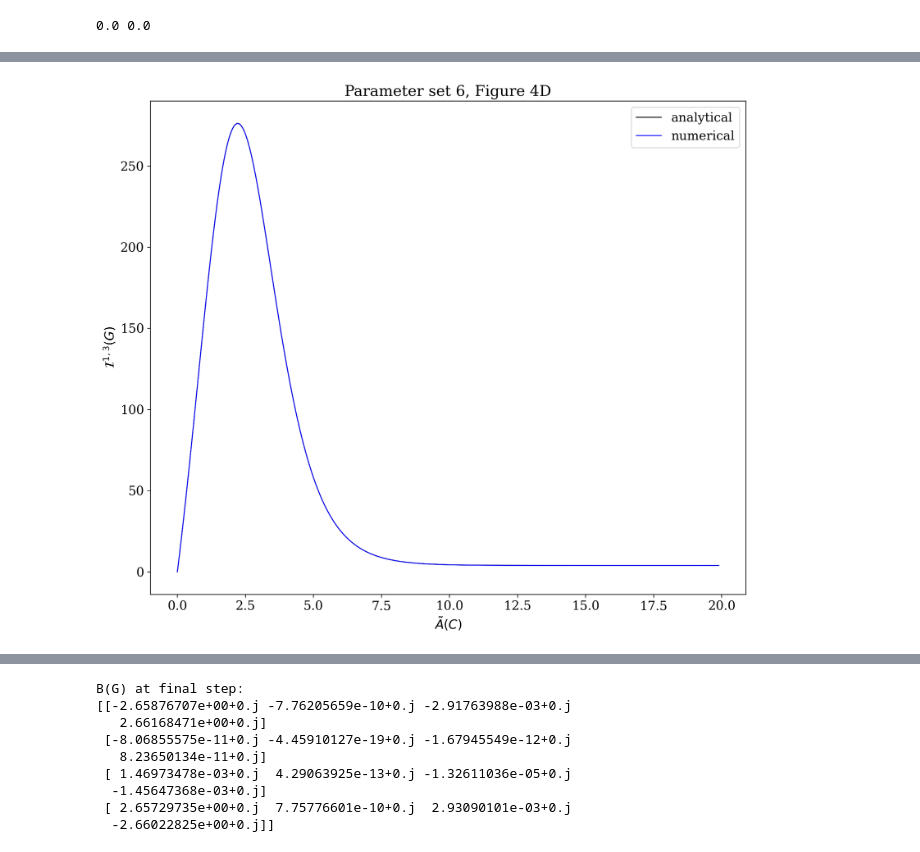
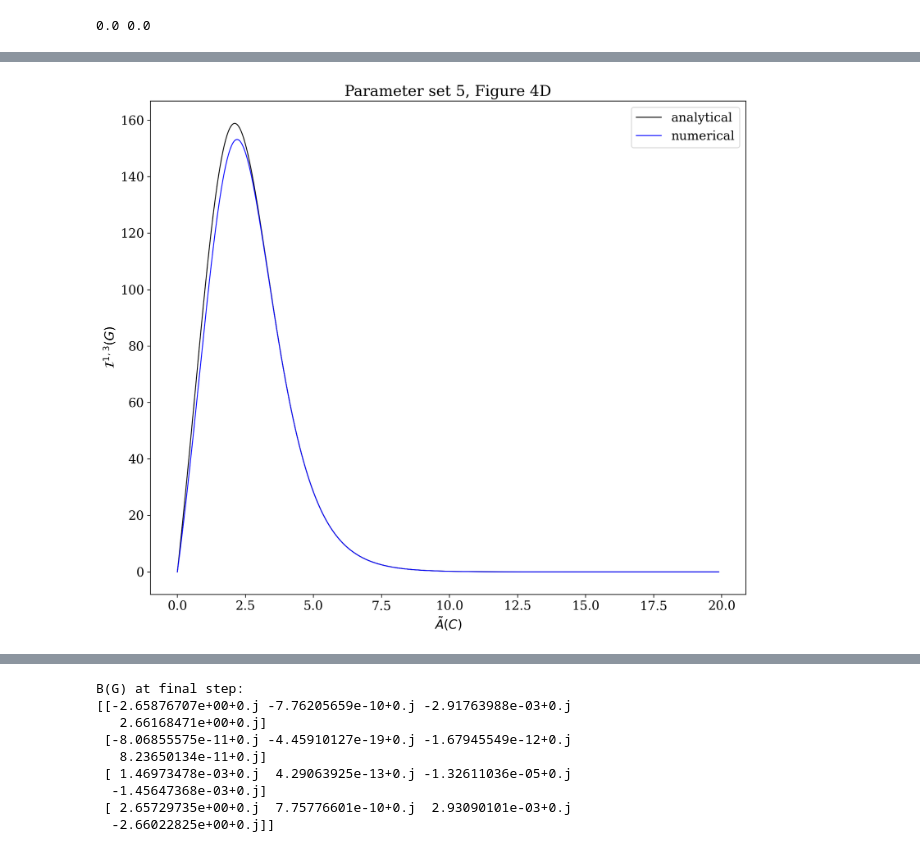
Before and after one commit to sjhaque14/steinberg-signature, a Jupyter notebook: k4'_analytical.ipynb, the cells around one changed output, grey strips where cells are left out. Cells and saved outputs as stored; diff of their text form; code cells hidden in the pictures.

```diff
--- a/k4'_analytical.ipynb
+++ b/k4'_analytical.ipynb
@@ -513,6 +530,6 @@ plt.show()
 # %%
-labels_f = [[2.635390337429404, 0.134, 37.58], [0.4503, 0.002141670617978357, 24.85]]
-labels_r = [[0.1562, 24.85, 3.419], [0.002601, 68.76, 0.134]]
+labels_r = [[2.635390337429404, 0.134, 37.58], [0.4503, 0.002141670617978357, 24.85]]
+labels_f = [[0.1562, 24.85, 3.419], [0.002601, 68.76, 0.134]]
 
 print(labels_f)
 print(labels_r)
@@ -551,16 +568,18 @@ analytical_areas = np.empty(N)
 numerical_areas = np.empty(N)
 eigvals_all_r = np.zeros((N, 4), dtype=float)
 eigvals_all_c = np.zeros((N, 4), dtype=float)
+complex_steps = []
 
 # perturb edge k21
 cycle_idx = 0
 edge_idx = 0
-perturb_edge = labels_r[cycle_idx][edge_idx]
+perturb_edge = labels_f[cycle_idx][edge_idx]
 perturb_edge
 
 for i in tqdm(range(0,N)):
 
-    labels_r[cycle_idx][edge_idx] = perturb_edge
+    # make sure you perturb the correct rate in the correct data structure
+    labels_f[cycle_idx][edge_idx] = perturb_edge
 
     lap = lap_k4_2cycle(labels_f, labels_r)
 
@@ -568,6 +587,7 @@ for i in tqdm(range(0,N)):
     aff_c2 = np.abs(np.log(np.prod(labels_f[1])/np.prod(labels_r[1])))
     affinities_c1[i] = aff_c1
     affinities_c2[i] = aff_c2
+
     tau,tau_max = define_tau_range(lap, max_points=500, cap_factor=10.0)
     a_13, a_31 = asymmetric_autocorrelation(signal, lap, tau)
 
@@ -575,9 +595,16 @@ for i in tqdm(range(0,N)):
     analytical_areas[i] = np.abs(steinberg_analytical_area(signal,lap,alpha=1,beta=3))
 
     lambdas, w_i, z_i = spectrum_any(lap)
+
     order = np.lexsort((lambdas.imag, lambdas.real))
     eigvals_all_r[i, :] = lambdas.real[order]
     eigvals_all_c[i, :] = lambdas.imag[order]
+
+    # check that the zero eigenvalue doesn't turn complex
+    zero_idx = np.argmin(np.abs(lambdas))
+    assert abs(lambdas.imag[zero_idx]) < 1e-12, f"zero eigenvalue went complex at step {i}"
+    if np.abs(lambdas.imag).max() > 1e-9:
+        complex_steps.append(i)
 
     perturb_edge *= 1.01
 
@@ -643,6 +670,6 @@ plt.show()
 # %%
-labels_f = [[0.0003198327573927035, 0.008684, 0.02724], [460.7, 0.03588959409594097, 0.00104]]
-labels_r = [[0.003252, 0.00104, 0.02237], [154.7, 0.0128, 0.008684]]
+labels_r = [[0.0003198327573927035, 0.008684, 0.02724], [460.7, 0.03588959409594097, 0.00104]]
+labels_f = [[0.003252, 0.00104, 0.02237], [154.7, 0.0128, 0.008684]]
 print(labels_f)
 print(labels_r)
 # %% [output]
@@ -680,16 +707,18 @@ analytical_areas = np.empty(N)
 numerical_areas = np.empty(N)
 eigvals_all_r = np.zeros((N, 4), dtype=float)
 eigvals_all_c = np.zeros((N, 4), dtype=float)
+complex_steps = []
 
 # perturb edge k21
 cycle_idx = 0
 edge_idx = 0
-perturb_edge = labels_r[cycle_idx][edge_idx]
+perturb_edge = labels_f[cycle_idx][edge_idx]
 perturb_edge
 
 for i in tqdm(range(0,N)):
 
-    labels_r[cycle_idx][edge_idx] = perturb_edge
+    # make sure you perturb the correct rate in the correct data structure
+    labels_f[cycle_idx][edge_idx] = perturb_edge
 
     lap = lap_k4_2cycle(labels_f, labels_r)
 
@@ -705,9 +734,16 @@ for i in tqdm(range(0,N)):
     analytical_areas[i] = np.abs(steinberg_analytical_area(signal,lap,alpha=1,beta=3))
 
     lambdas, w_i, z_i = spectrum_any(lap)
+
     order = np.lexsort((lambdas.imag, lambdas.real))
     eigvals_all_r[i, :] = lambdas.real[order]
     eigvals_all_c[i, :] = lambdas.imag[order]
+
+    # check that the zero eigenvalue doesn't turn complex
+    zero_idx = np.argmin(np.abs(lambdas))
+    assert abs(lambdas.imag[zero_idx]) < 1e-12, f"zero eigenvalue went complex at step {i}"
+    if np.abs(lambdas.imag).max() > 1e-9:
+        complex_steps.append(i)
 
     perturb_edge *= 1.01
 
@@ -723,15 +770,15 @@ check_symmetric(B_final, rtol=1e-05, atol=1e-08)
 # %%
 # Steinberg curve plot
 plt.plot(np.abs(affinities_c1),analytical_areas,linewidth=1, color= 'black',label='analytical')
 plt.plot(np.abs(affinities_c1),numerical_areas,linewidth=1, color= 'blue',label='numerical')
 plt.xlabel(r"$\tilde{A}(C)$")
 plt.ylabel(r"$\mathcal{I}^{1,3}(G)$")
-plt.title("Parameter set 6, Figure 4D")
+plt.title("Parameter set 5, Figure 4D")
 plt.legend()
-plt.savefig("pset6_fig4d.png")
+plt.savefig("pset5_fig4d_260809.png")
 plt.show()
 # %% [output]
-[figure, old version]
+[figure, new version]
 # %%
 # Eigenvalues plots
 plt.figure(figsize=(12,5))
```
Also changed, not shown: parts of 36 cells of this notebook, 11 other files.
